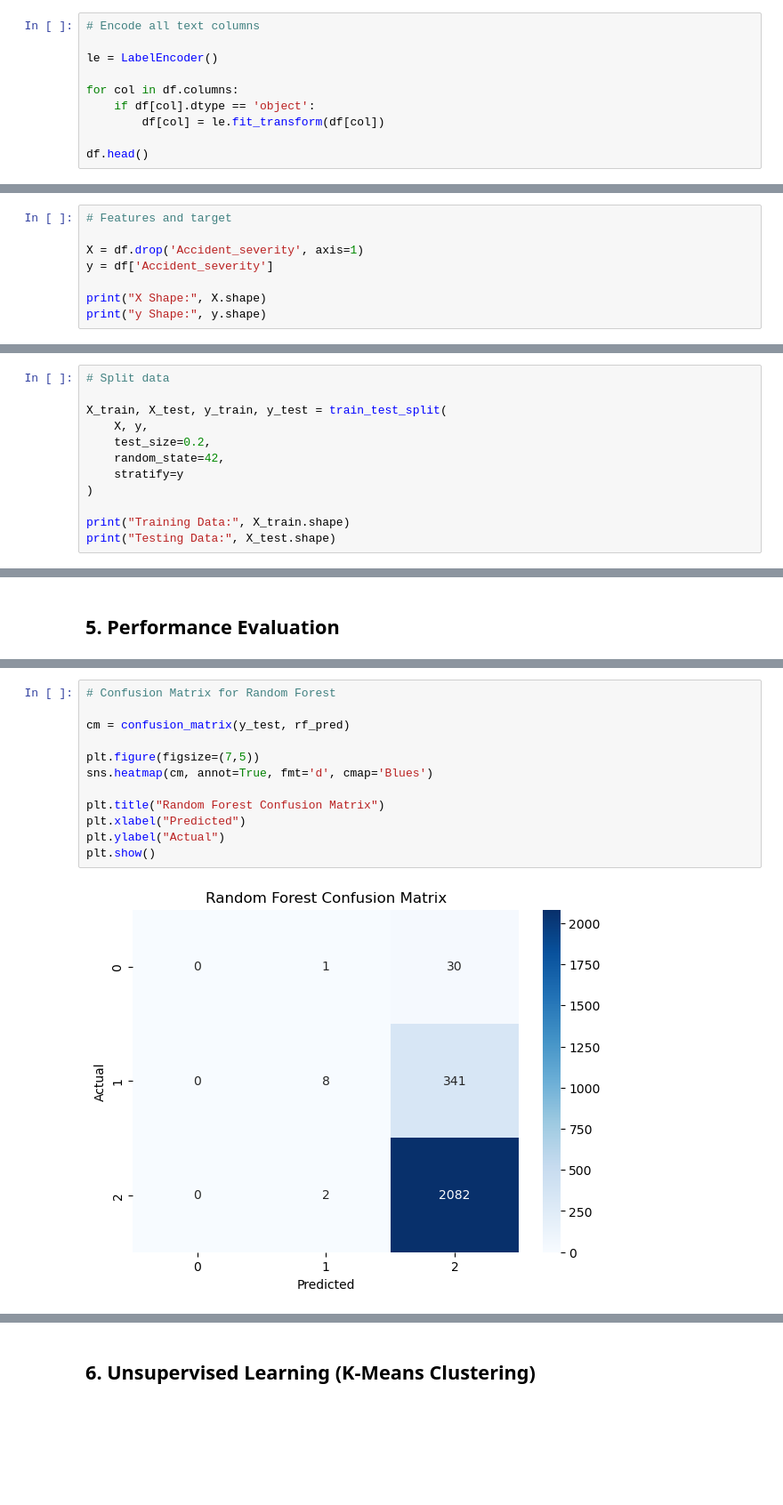
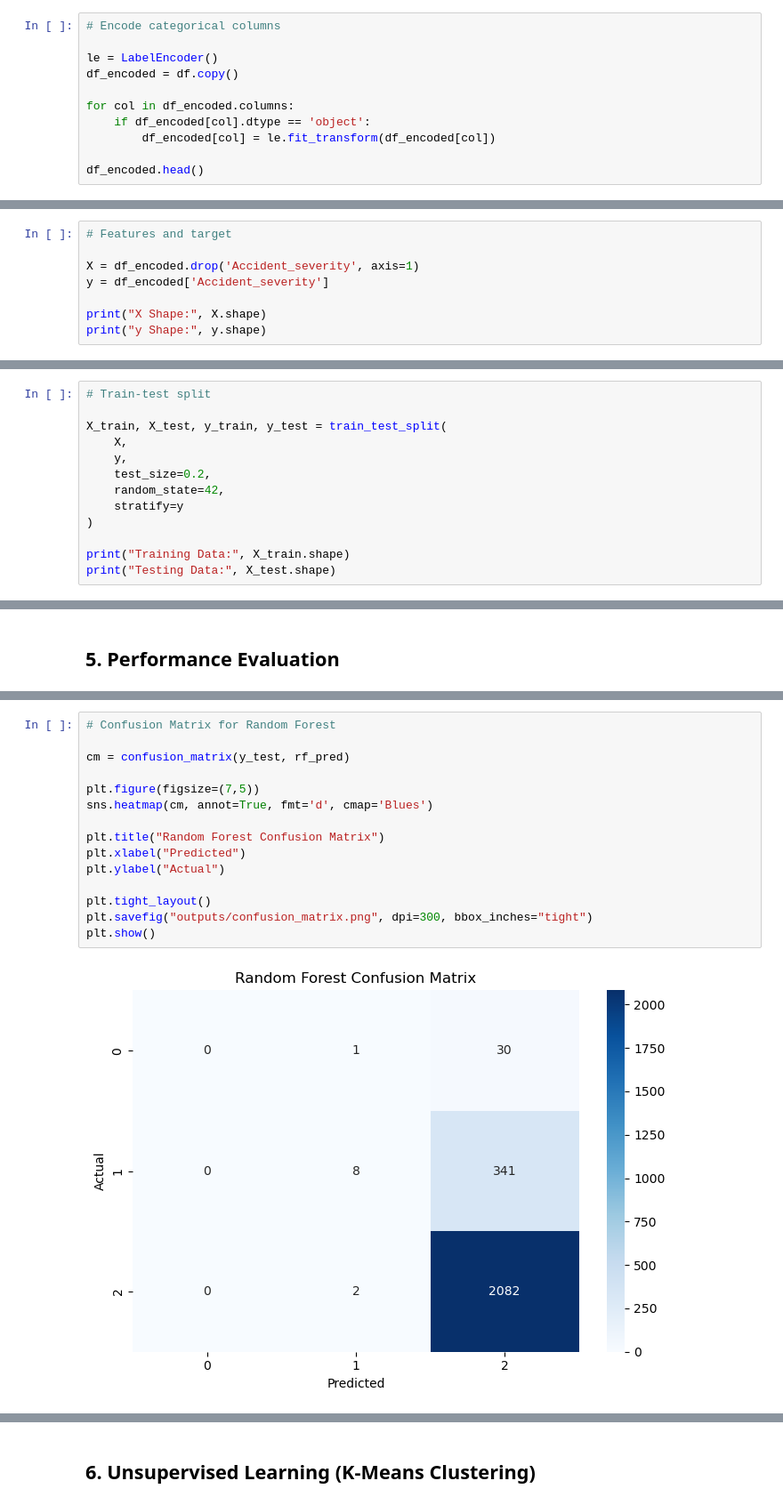
Before and after one commit to satishcode10/Driver_Behavior_ML_Project, a Jupyter notebook: notebooks/driver_behavior_project.ipynb, the cells around one changed output, grey strips where cells are left out. Shown at 89% size. Cells and saved outputs as stored; diff of their text form; blank space fills up the shorter version.

```diff
--- a/notebooks/driver_behavior_project.ipynb
+++ b/notebooks/driver_behavior_project.ipynb
@@ -117,15 +131,16 @@ Serious Injury     1743
 Fatal injury        158
 Name: count, dtype: int64
 # %%
-# Encode all text columns
+# Encode categorical columns
 
 le = LabelEncoder()
+df_encoded = df.copy()
 
-for col in df.columns:
-    if df[col].dtype == 'object':
-        df[col] = le.fit_transform(df[col])
+for col in df_encoded.columns:
+    if df_encoded[col].dtype == 'object':
+        df_encoded[col] = le.fit_transform(df_encoded[col])
 
-df.head()
+df_encoded.head()
 # %% [output]
 |  | Time | Day_of_week | Age_band_of_driver | Sex_of_driver | Educational_level | Vehicle_driver_relation | ... |
 | 0 | 420 | 1 | 0 | 1 | 0 | 0 | ... |
@@ -137,8 +152,8 @@ df.head()
 # %%
 # Features and target
 
-X = df.drop('Accident_severity', axis=1)
-y = df['Accident_severity']
+X = df_encoded.drop('Accident_severity', axis=1)
+y = df_encoded['Accident_severity']
 
 print("X Shape:", X.shape)
 print("y Shape:", y.shape)
@@ -148,10 +316,11 @@ y Shape: (12316,)
 # %% [markdown]
 ## 4. Machine Learning Model Training
 # %%
-# Split data
+# Train-test split
 
 X_train, X_test, y_train, y_test = train_test_split(
-    X, y,
+    X,
+    y,
     test_size=0.2,
     random_state=42,
     stratify=y
@@ -227,17 +412,20 @@ plt.show()
 # %%
 # Confusion Matrix for Random Forest
 
 cm = confusion_matrix(y_test, rf_pred)
 
 plt.figure(figsize=(7,5))
 sns.heatmap(cm, annot=True, fmt='d', cmap='Blues')
 
 plt.title("Random Forest Confusion Matrix")
 plt.xlabel("Predicted")
 plt.ylabel("Actual")
+
+plt.tight_layout()
+plt.savefig("outputs/confusion_matrix.png", dpi=300, bbox_inches="tight")
 plt.show()
 # %% [output]
-[figure, old version]
+[figure, new version]
 # %%
 # Save best model
 
```
Also changed, not shown: parts of 24 cells of this notebook, 13 other files.
